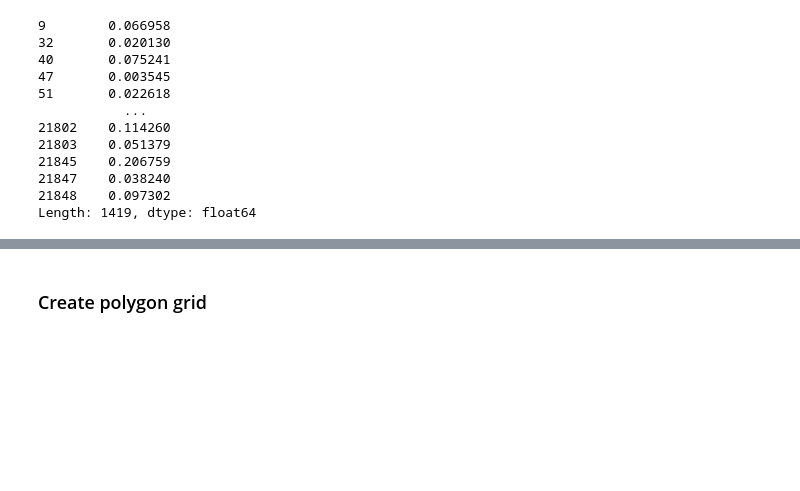
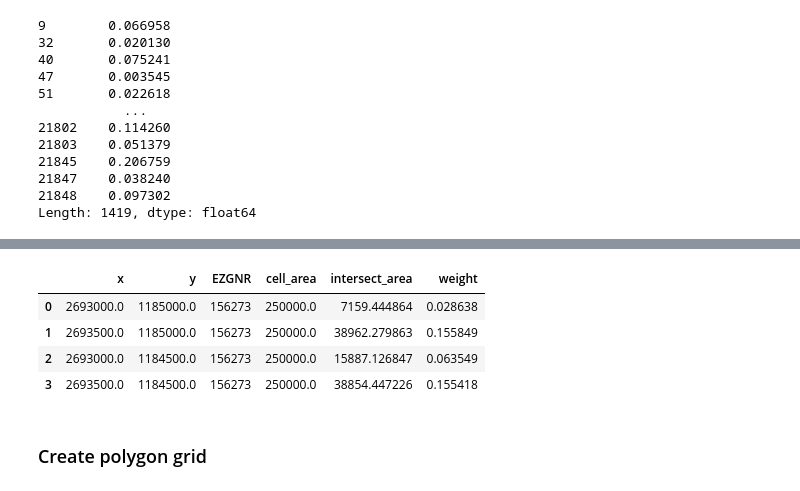
Before and after one commit to yasserhaddad/Clim2RoR-CH, a Jupyter notebook: notebooks/hydropower_computation.ipynb, the cells around one changed output, grey strips where cells are left out. Cells and saved outputs as stored; diff of their text form; code cells hidden in the pictures; blank space fills up the shorter version.

```diff
--- a/notebooks/hydropower_computation.ipynb
+++ b/notebooks/hydropower_computation.ipynb
@@ -202,3 +299,37 @@ else:
+# %%
+def map_polygons_to_grid_by_intersection(gdf_polygons, gdf_grid_cells, min_fraction=0.0):
+    """Compute intersection area between polygons and grid cells.
+    Returns DataFrame with columns ['x','y','EZGNR','cell_area','intersect_area','weight'].
+    min_fraction: drop intersections whose fraction of cell area < min_fraction.
+    """
+    import geopandas as gpd
+    import pandas as pd
+    # sjoin to find candidate overlaps quickly
+    candidates = gpd.sjoin(gdf_grid_cells, gdf_polygons[["EZGNR","geometry"]], how="left", predicate="intersects")
+    candidates = candidates.dropna(subset=["EZGNR"]).reset_index(drop=True)
+    results = []
+    for _, row in candidates.iterrows():
+        cell_geom = row.geometry
+        poly_ezg = row.EZGNR
+        # locate polygon geometry (could fetch from gdf_polygons by index; assume gdf_polygons indexed by EZGNR for speed)
+        poly_geom = gdf_polygons.loc[gdf_polygons["EZGNR"] == poly_ezg, "geometry"].values[0]
+        inter = cell_geom.intersection(poly_geom)
+        if inter.is_empty:
+            continue
+        cell_area = cell_geom.area
+        inter_area = inter.area
+        frac = inter_area / cell_area if cell_area > 0 else 0.0
+        if frac >= min_fraction:
+            results.append({"x": row.x, "y": row.y, "EZGNR": int(poly_ezg), "cell_area": cell_area, "intersect_area": inter_area, "weight": frac})
+    return pd.DataFrame(results)
+# %%
+map_polygons_to_grid_by_intersection(gdf_sel, gdf_runoff_boxes, min_fraction=0.0)
+# %% [output]
+|  | x | y | EZGNR | cell_area | intersect_area | weight |
+| 0 | 2693000.0 | 1185000.0 | 156273 | 250000.0 | 7159.444864 | 0.028638 |
+| 1 | 2693500.0 | 1185000.0 | 156273 | 250000.0 | 38962.279863 | 0.155849 |
+| 2 | 2693000.0 | 1184500.0 | 156273 | 250000.0 | 15887.126847 | 0.063549 |
+| 3 | 2693500.0 | 1184500.0 | 156273 | 250000.0 | 38854.447226 | 0.155418 |
 # %% [markdown]
 ### Create polygon grid
 # %%
```
Also changed, not shown: parts of 6 cells of this notebook, 1 other file.
